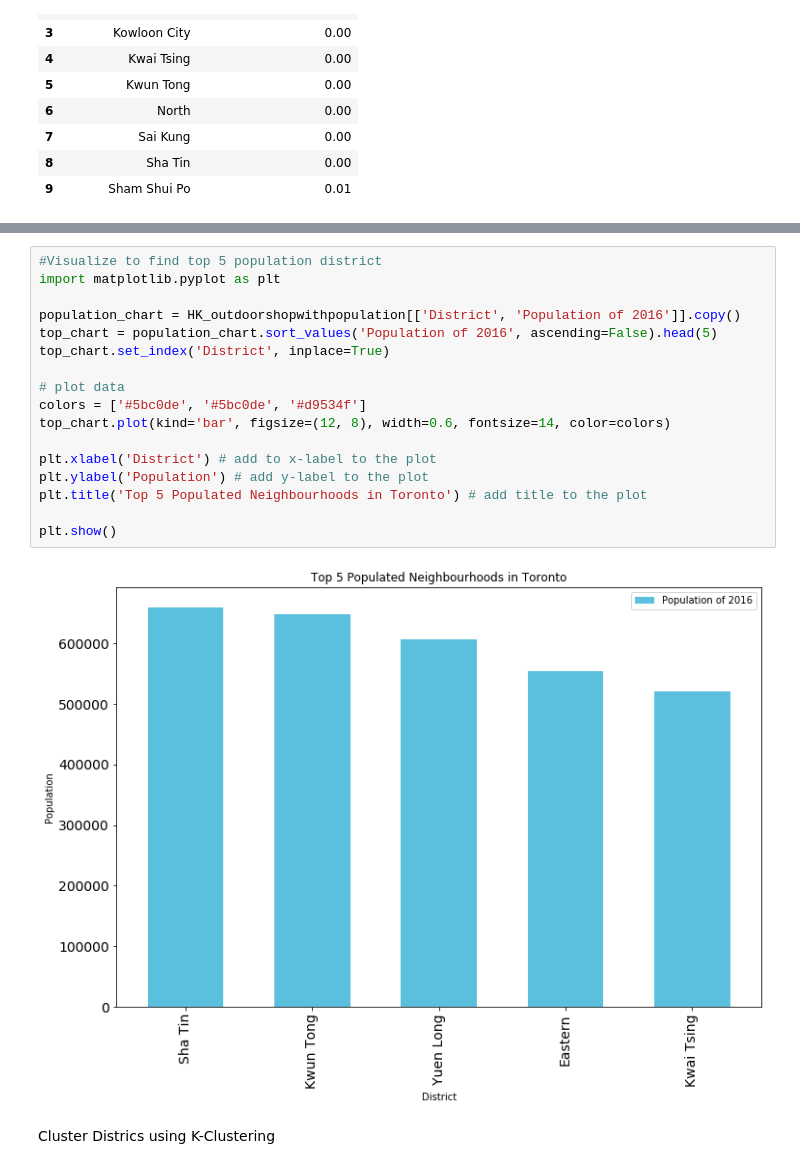
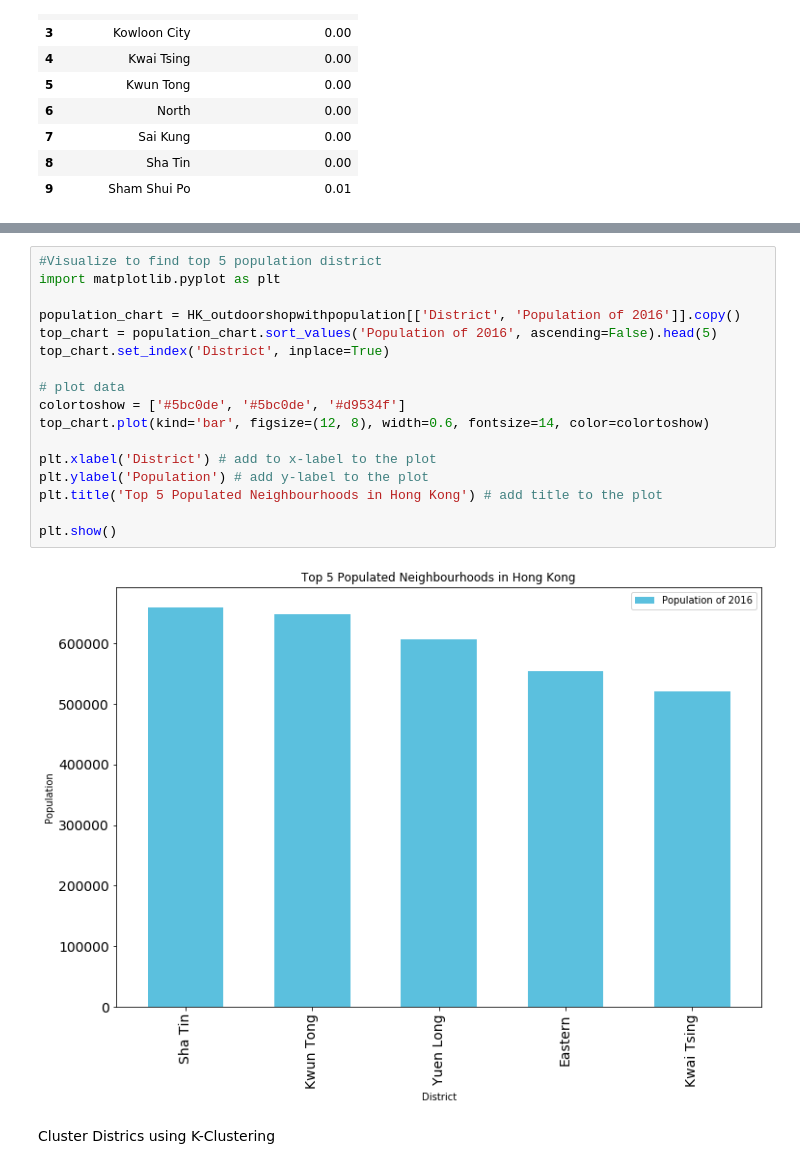
Before and after one commit to jessicaluo20/Coursera_Capstone, a Jupyter notebook: OpennewOutdoorStoreinHongKong.ipynb, the cells around one changed output, grey strips where cells are left out. Saved outputs shown, nothing was run; the diff lists cells and outputs as text.

```diff
--- a/OpennewOutdoorStoreinHongKong.ipynb
+++ b/OpennewOutdoorStoreinHongKong.ipynb
@@ -399,22 +399,22 @@ HK_outdoorshopwithpopulation
 # %%
 #Visualize to find top 5 population district
 import matplotlib.pyplot as plt
 
 population_chart = HK_outdoorshopwithpopulation[['District', 'Population of 2016']].copy()
 top_chart = population_chart.sort_values('Population of 2016', ascending=False).head(5)
 top_chart.set_index('District', inplace=True)
 
 # plot data
-colors = ['#5bc0de', '#5bc0de', '#d9534f']
-top_chart.plot(kind='bar', figsize=(12, 8), width=0.6, fontsize=14, color=colors)
+colortoshow = ['#5bc0de', '#5bc0de', '#d9534f']
+top_chart.plot(kind='bar', figsize=(12, 8), width=0.6, fontsize=14, color=colortoshow)
 
 plt.xlabel('District') # add to x-label to the plot
 plt.ylabel('Population') # add y-label to the plot
-plt.title('Top 5 Populated Neighbourhoods in Toronto') # add title to the plot
+plt.title('Top 5 Populated Neighbourhoods in Hong Kong') # add title to the plot
 
 plt.show()
 # %% [output]
-[figure, old version]
+[figure, new version]
 # %% [markdown]
 Cluster Districs using K-Clustering
 # %%
```
Also changed, not shown: parts of 2 cells of this notebook.
